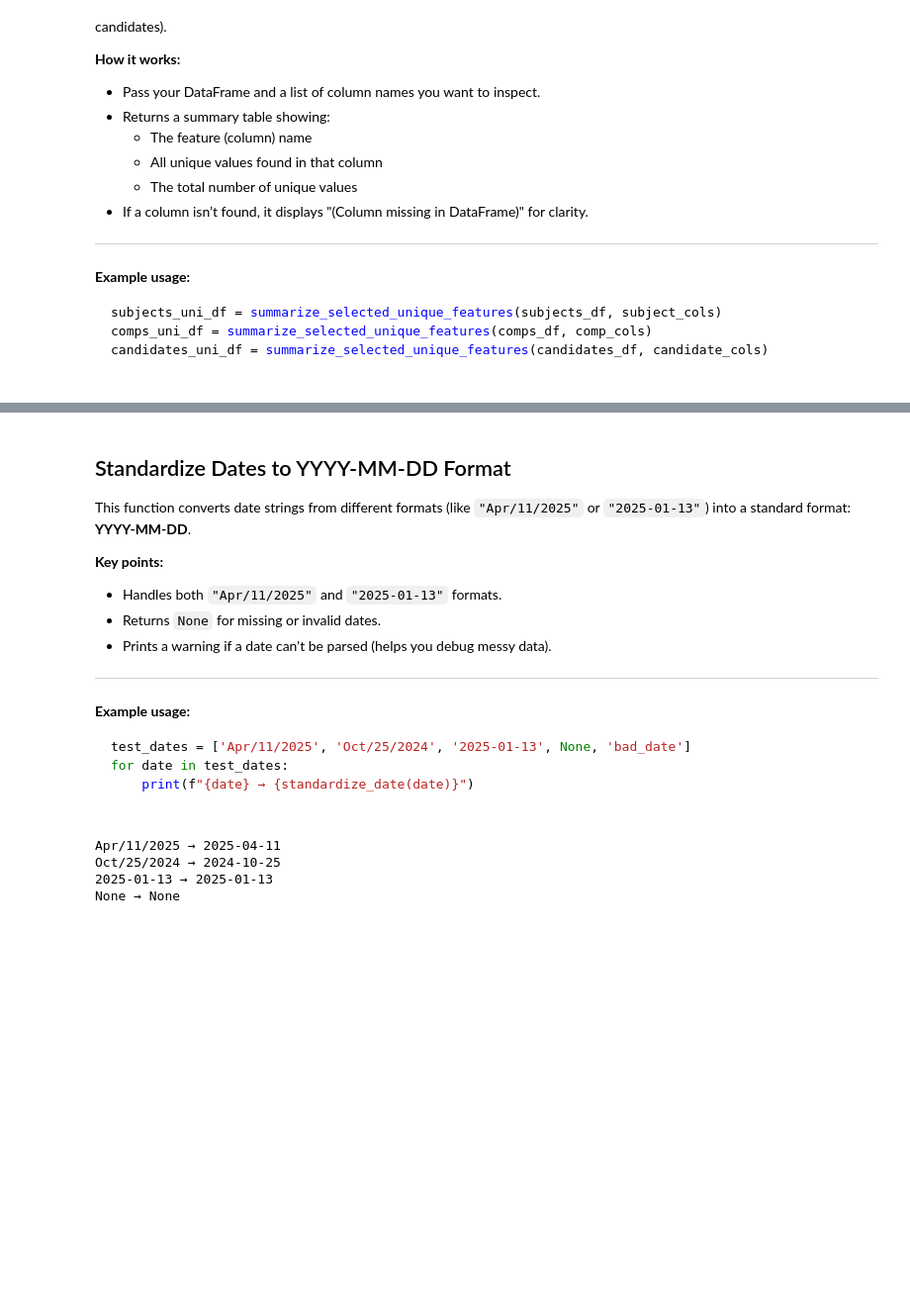
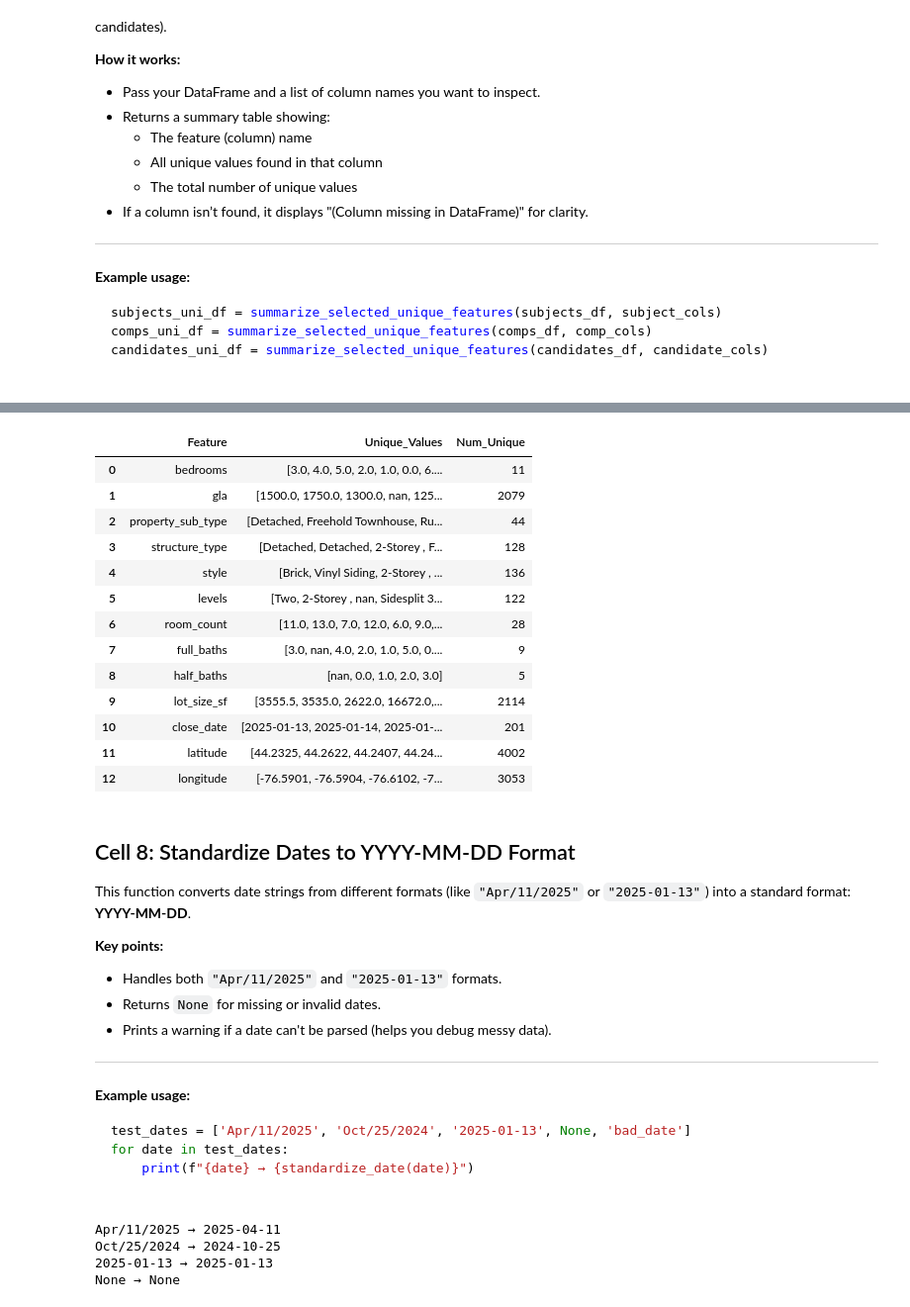
Before and after one commit to Raahim24/CompFinder-AI, a Jupyter notebook: data_cleaning.ipynb, the cells around one changed output, grey strips where cells are left out. Shown: that part at 99% size. Saved outputs shown, nothing was run; the diff lists cells and outputs as text; code cells hidden in the pictures; blank space fills up the shorter version.

```diff
--- a/data_cleaning.ipynb
+++ b/data_cleaning.ipynb
@@ -108,5 +135,22 @@ candidates_uni_df = summarize_selected_unique_features(candidates_df, candidate_
+# %%
+candidates_uni_df
+# %% [output]
+|  | Feature | Unique_Values | Num_Unique |
+| 0 | bedrooms | [3.0, 4.0, 5.0, 2.0, 1.0, 0.0, 6.... | 11 |
+| 1 | gla | [1500.0, 1750.0, 1300.0, nan, 125... | 2079 |
+| 2 | property_sub_type | [Detached, Freehold Townhouse, Ru... | 44 |
+| 3 | structure_type | [Detached, Detached, 2-Storey , F... | 128 |
+| 4 | style | [Brick, Vinyl Siding, 2-Storey , ... | 136 |
+| 5 | levels | [Two, 2-Storey , nan, Sidesplit 3... | 122 |
+| 6 | room_count | [11.0, 13.0, 7.0, 12.0, 6.0, 9.0,... | 28 |
+| 7 | full_baths | [3.0, nan, 4.0, 2.0, 1.0, 5.0, 0.... | 9 |
+| 8 | half_baths | [nan, 0.0, 1.0, 2.0, 3.0] | 5 |
+| 9 | lot_size_sf | [3555.5, 3535.0, 2622.0, 16672.0,... | 2114 |
+| 10 | close_date | [2025-01-13, 2025-01-14, 2025-01-... | 201 |
+| 11 | latitude | [44.2325, 44.2622, 44.2407, 44.24... | 4002 |
+| 12 | longitude | [-76.5901, -76.5904, -76.6102, -7... | 3053 |
 # %% [markdown]
-## Standardize Dates to YYYY-MM-DD Format
+## Cell 8: Standardize Dates to YYYY-MM-DD Format
 
 This function converts date strings from different formats (like `"Apr/11/2025"` or `"2025-01-13"`) into a standard format: **YYYY-MM-DD**.
 
```
Also changed, not shown: parts of 18 cells of this notebook, 17 other files.
